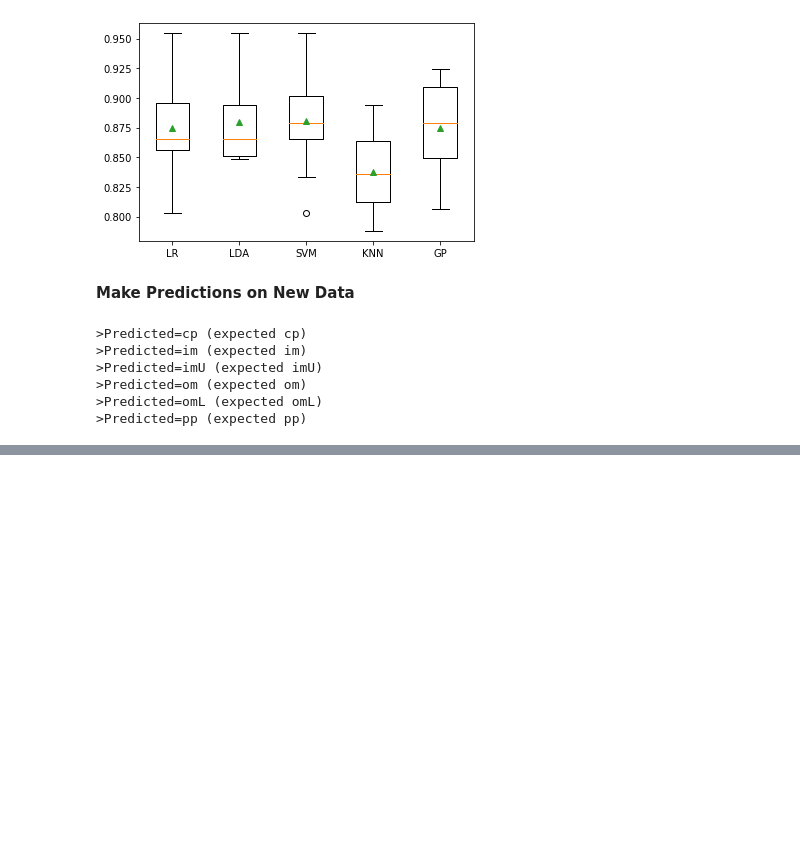
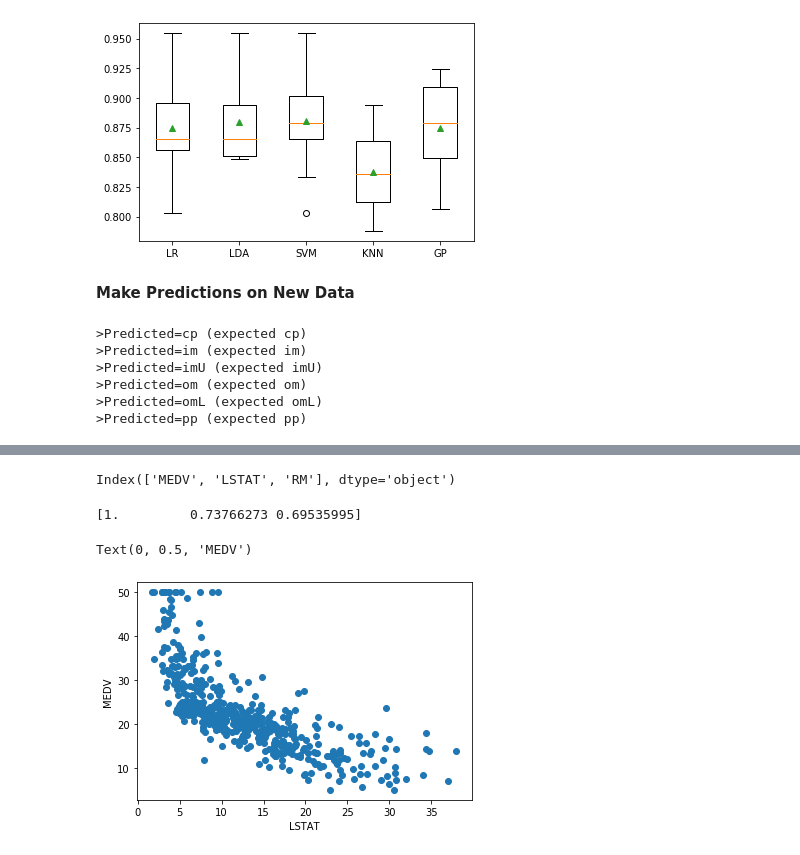
Before and after one commit to vanhungtran/My-work, a Jupyter notebook: Python for Machine Learning.ipynb, the cells around one changed output, grey strips where cells are left out. Saved outputs shown, nothing was run; the diff lists cells and outputs as text; code cells hidden in the pictures; blank space fills up the shorter version.

```diff
--- a/Python for Machine Learning.ipynb
+++ b/Python for Machine Learning.ipynb
@@ -1452,3 +1452,9 @@ print('>Predicted=%s (expected pp)' % (label))
 >Predicted=om (expected om)
 >Predicted=omL (expected omL)
 >Predicted=pp (expected pp)
+# %%
+import matplotlib.pyplot as plt
+import pandas as pd
+import numpy as np
+from sklearn.datasets import load_boston
+dataset = load_boston()
@@ -1454,0 +1506,3 @@ print('>Predicted=%s (expected pp)' % (label))
+# %%
+df = pd.DataFrame(dataset.data, columns=dataset.feature_names)
+df.head()
@@ -1454,0 +1516,3 @@ print('>Predicted=%s (expected pp)' % (label))
+# %%
+df['MEDV'] = dataset.target
+df.head()
@@ -1454,0 +1592,17 @@ print('>Predicted=%s (expected pp)' % (label))
+# %%
+#---get the top 3 features that has the highest correlation---
+print(df.corr().abs().nlargest(3, 'MEDV').index)
+# %% [output]
+Index(['MEDV', 'LSTAT', 'RM'], dtype='object')
+# %%
+#---print the top 3 correlation values---
+print(df.corr().abs().nlargest(3, 'MEDV').values[:,13])
+# %% [output]
+[1.         0.73766273 0.69535995]
+# %%
+plt.scatter(df['LSTAT'], df['MEDV'], marker='o')
+plt.xlabel('LSTAT')
+plt.ylabel('MEDV')
+# %% [output]
+Text(0, 0.5, 'MEDV')
+[figure, added]
```
Also changed, not shown: parts of 36 cells of this notebook.
